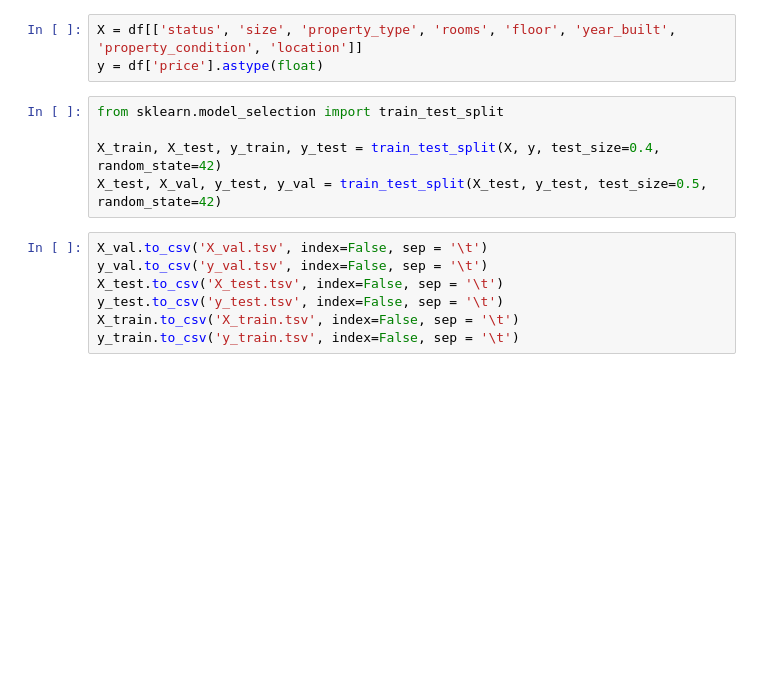
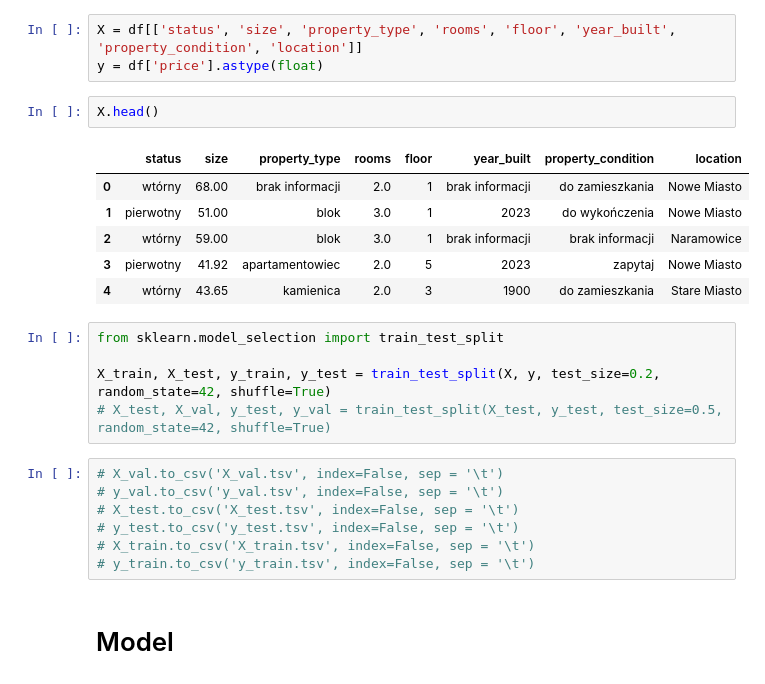
Before and after one commit to pdGruby/pricepy, a Jupyter notebook: ml_model/notebooks/initial_eda.ipynb, the cells around one changed output. Saved outputs shown, nothing was run; the diff lists cells and outputs as text; blank space fills up the shorter version.

```diff
--- a/ml_model/notebooks/initial_eda.ipynb
+++ b/ml_model/notebooks/initial_eda.ipynb
@@ -114,15 +127,26 @@ df
 # %%
 X = df[['status', 'size', 'property_type', 'rooms', 'floor', 'year_built', 'property_condition', 'location']]
 y = df['price'].astype(float)
+# %%
+X.head()
+# %% [output]
+|  | status | size | property_type | rooms | floor | year_built | property_condition | location |
+| 0 | wtórny | 68.00 | brak informacji | 2.0 | 1 | brak informacji | do zamieszkania | Nowe Miasto |
+| 1 | pierwotny | 51.00 | blok | 3.0 | 1 | 2023 | do wykończenia | Nowe Miasto |
+| 2 | wtórny | 59.00 | blok | 3.0 | 1 | brak informacji | brak informacji | Naramowice |
+| 3 | pierwotny | 41.92 | apartamentowiec | 2.0 | 5 | 2023 | zapytaj | Nowe Miasto |
+| 4 | wtórny | 43.65 | kamienica | 2.0 | 3 | 1900 | do zamieszkania | Stare Miasto |
 # %%
 from sklearn.model_selection import train_test_split
 
-X_train, X_test, y_train, y_test = train_test_split(X, y, test_size=0.4, random_state=42)
-X_test, X_val, y_test, y_val = train_test_split(X_test, y_test, test_size=0.5, random_state=42)
+X_train, X_test, y_train, y_test = train_test_split(X, y, test_size=0.2, random_state=42, shuffle=True)
+# X_test, X_val, y_test, y_val = train_test_split(X_test, y_test, test_size=0.5, random_state=42, shuffle=True)
 # %%
-X_val.to_csv('X_val.tsv', index=False, sep = '\t')
-y_val.to_csv('y_val.tsv', index=False, sep = '\t')
-X_test.to_csv('X_test.tsv', index=False, sep = '\t')
-y_test.to_csv('y_test.tsv', index=False, sep = '\t')
-X_train.to_csv('X_train.tsv', index=False, sep = '\t')
-y_train.to_csv('y_train.tsv', index=False, sep = '\t')
+# X_val.to_csv('X_val.tsv', index=False, sep = '\t')
+# y_val.to_csv('y_val.tsv', index=False, sep = '\t')
+# X_test.to_csv('X_test.tsv', index=False, sep = '\t')
+# y_test.to_csv('y_test.tsv', index=False, sep = '\t')
+# X_train.to_csv('X_train.tsv', index=False, sep = '\t')
+# y_train.to_csv('y_train.tsv', index=False, sep = '\t')
+# %% [markdown]
+# Model
```
Also changed, not shown: parts of 17 cells of this notebook.
